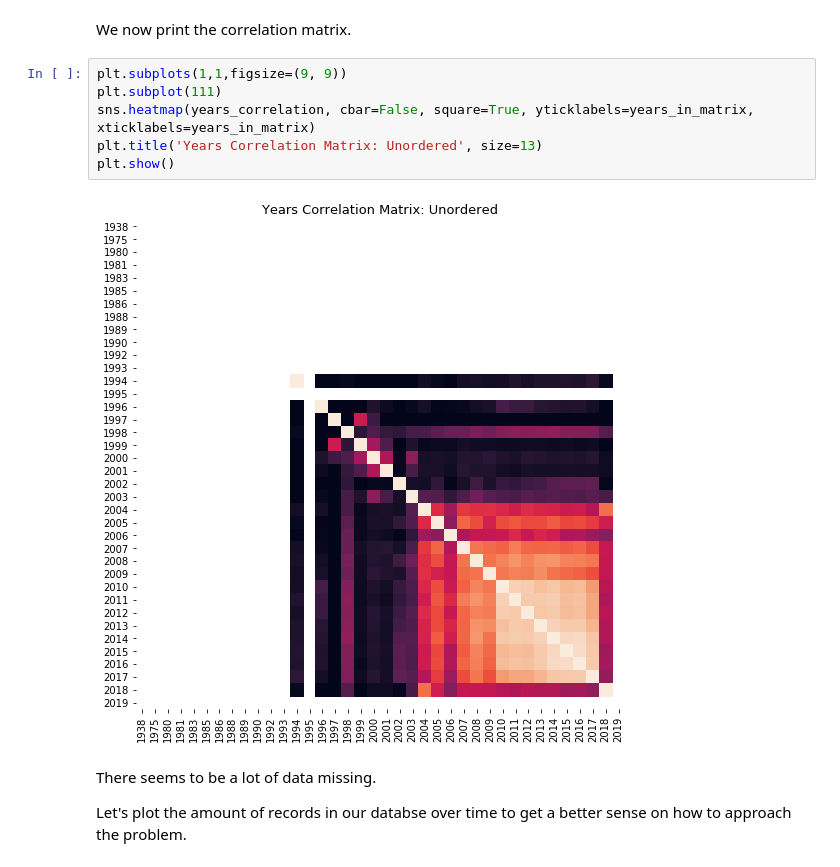
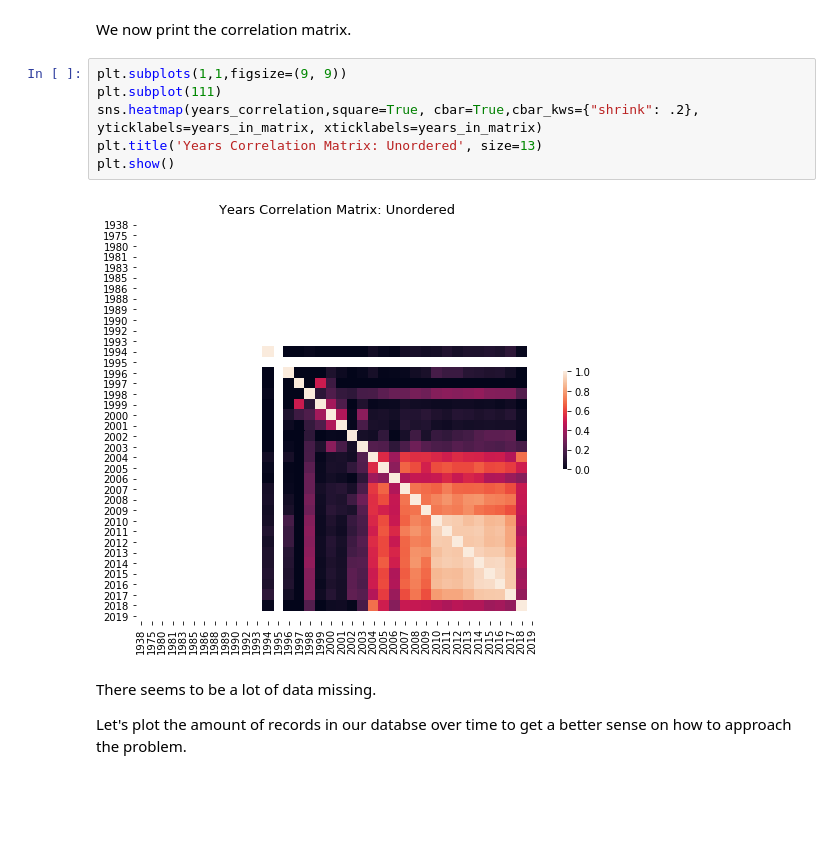
Before and after one commit to duarteocarmo/technological_capabilities, a Jupyter notebook: clean_notebooks/4_1_Macro Level Analysis.ipynb, the cells around one changed output. Cells and saved outputs as stored; diff of their text form; blank space fills up the shorter version.

```diff
--- a/clean_notebooks/4_1_Macro Level Analysis.ipynb
+++ b/clean_notebooks/4_1_Macro Level Analysis.ipynb
@@ -319,11 +319,11 @@ We now print the correlation matrix.
 # %%
 plt.subplots(1,1,figsize=(9, 9))
 plt.subplot(111)
-sns.heatmap(years_correlation, cbar=False, square=True, yticklabels=years_in_matrix, xticklabels=years_in_matrix)
+sns.heatmap(years_correlation,square=True, cbar=True,cbar_kws={"shrink": .2}, yticklabels=years_in_matrix, xticklabels=years_in_matrix)
 plt.title('Years Correlation Matrix: Unordered', size=13)
 plt.show()
 # %% [output]
-[figure, old version]
+[figure, new version]
 # %% [markdown]
 There seems to be a lot of data missing.
 
```
Also changed, not shown: 5 other files.
